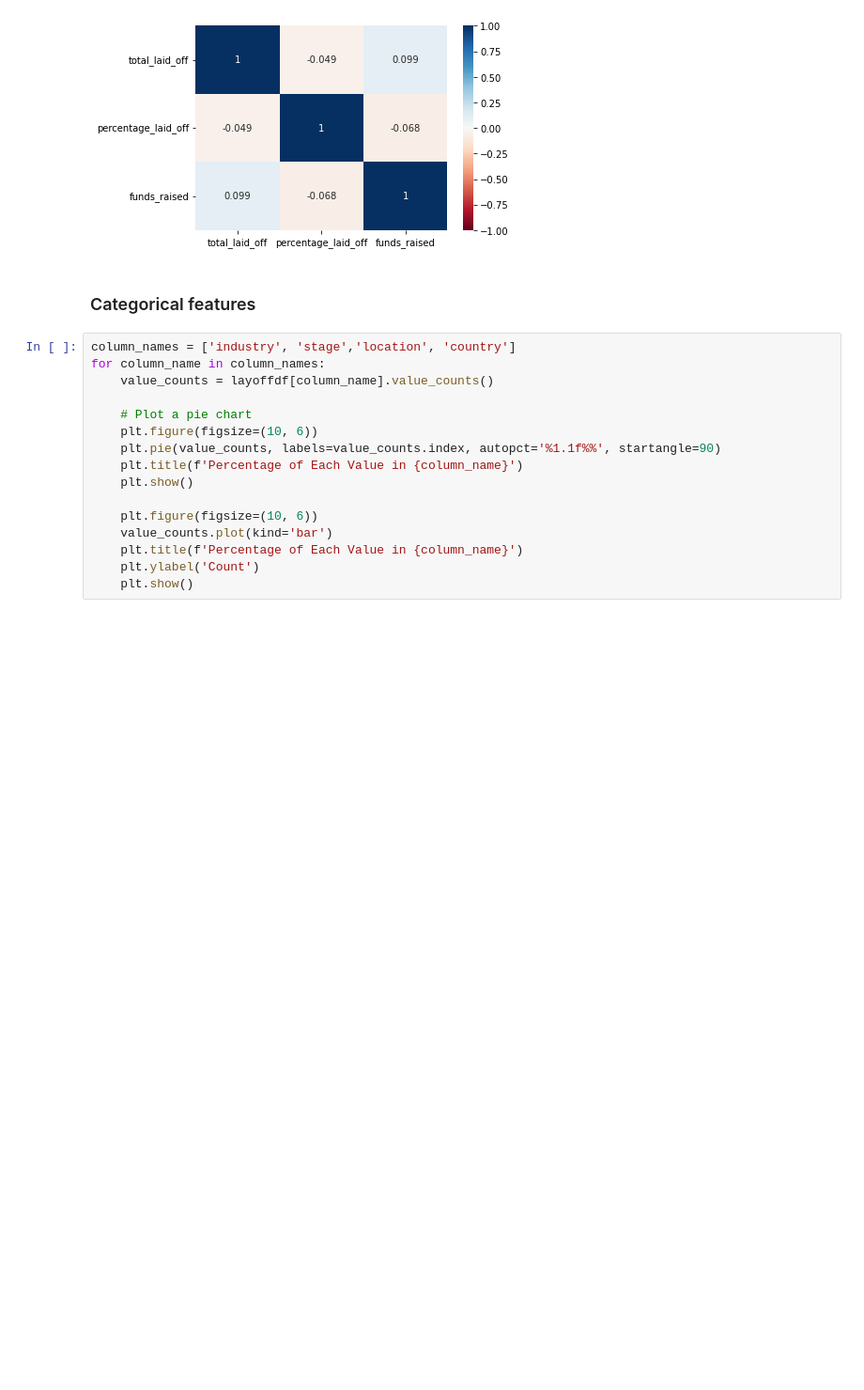
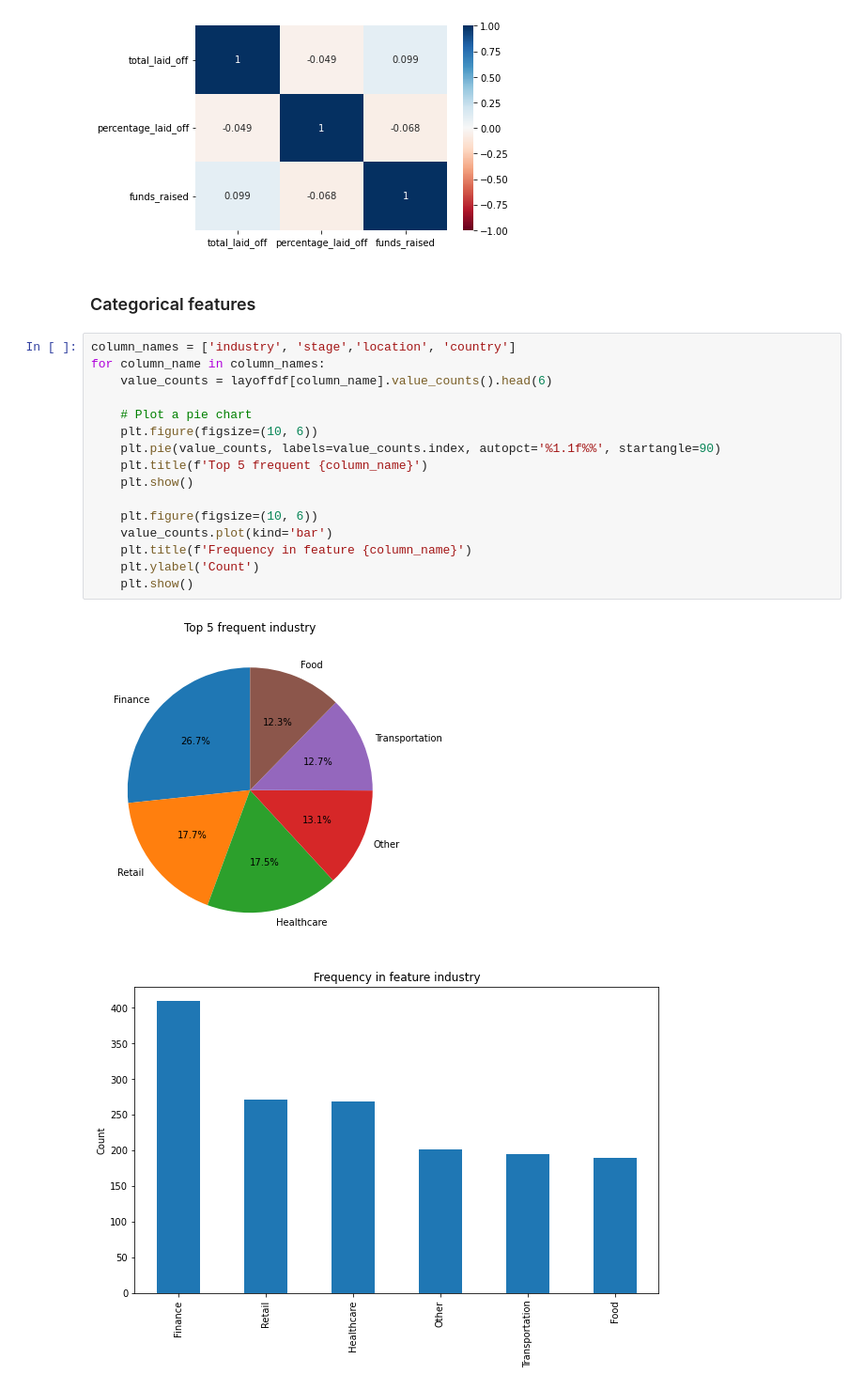
Before and after one commit to GilenW/CSE151A_FINAL_PROJECT, a Jupyter notebook: final_project.ipynb, the cells around one changed output. Shown at 94% size. Drawn from its saved outputs; the diff is of its cells as text; blank space fills up the shorter version.

Commit message:
updated categorical features plots

```diff
--- a/final_project.ipynb
+++ b/final_project.ipynb
@@ -187,16 +187,19 @@ sns.heatmap(corr, vmin=-1, vmax=1, center=0, annot=True, cmap= 'RdBu')
 # %%
 column_names = ['industry', 'stage','location', 'country']
 for column_name in column_names:
-    value_counts = layoffdf[column_name].value_counts()
+    value_counts = layoffdf[column_name].value_counts().head(6)
 
     # Plot a pie chart
     plt.figure(figsize=(10, 6))
     plt.pie(value_counts, labels=value_counts.index, autopct='%1.1f%%', startangle=90)
-    plt.title(f'Percentage of Each Value in {column_name}')
+    plt.title(f'Top 5 frequent {column_name}')
     plt.show()
 
     plt.figure(figsize=(10, 6))
     value_counts.plot(kind='bar')
-    plt.title(f'Percentage of Each Value in {column_name}')
+    plt.title(f'Frequency in feature {column_name}')
     plt.ylabel('Count')
     plt.show()
+# %% [output]
+[figure, added]
+[figure, added]
```
Also changed, not shown: parts of 1 cell of this notebook, 1 other file.
